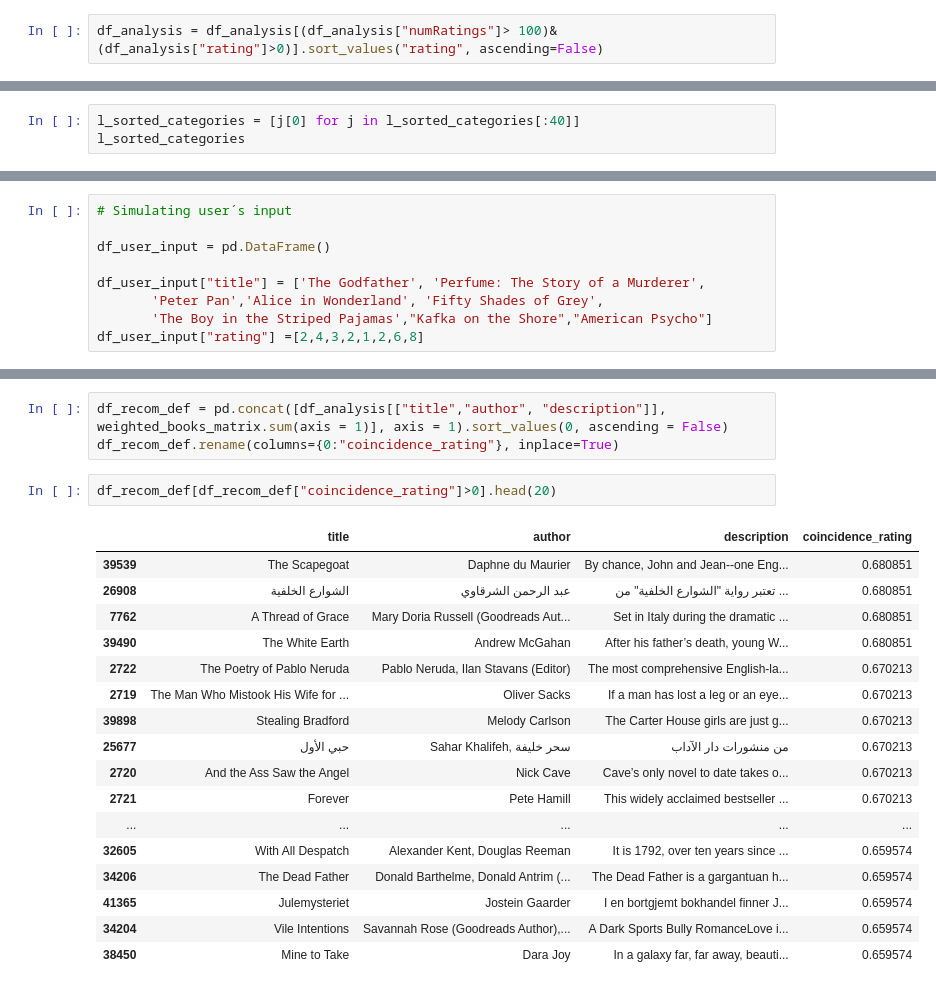
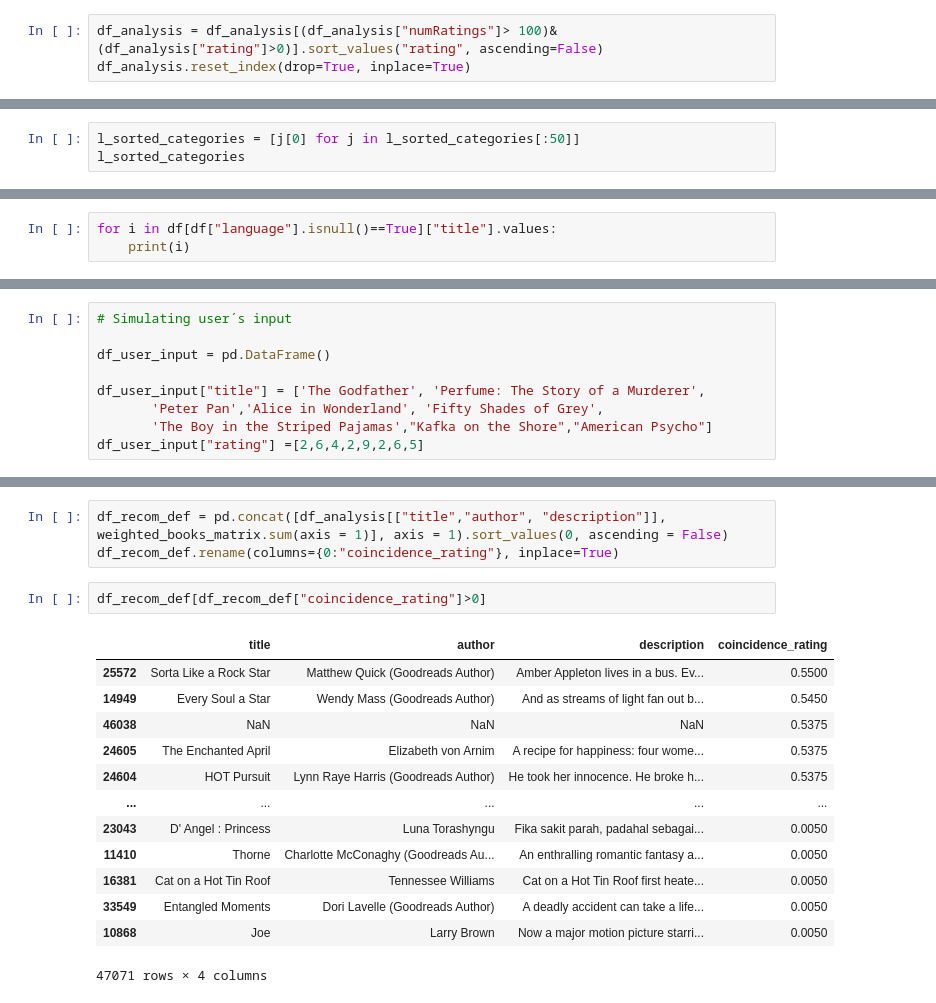
Before and after one commit to coisigna/dsb_p3_book_recommender, a Jupyter notebook: ipynbs/Book recomender.ipynb, the cells around one changed output, grey strips where cells are left out. Saved outputs shown, nothing was run; the diff lists cells and outputs as text.

```diff
--- a/ipynbs/Book recomender.ipynb
+++ b/ipynbs/Book recomender.ipynb
@@ -128,6 +128,7 @@ df_analysis
 43938 rows × 8 columns
 # %%
 df_analysis = df_analysis[(df_analysis["numRatings"]> 100)&(df_analysis["rating"]>0)].sort_values("rating", ascending=False)
+df_analysis.reset_index(drop=True, inplace=True)
 # %%
 ################################################################################################################################
 # %% [markdown]
@@ -232,5 +233,5 @@ l_sorted_categories[:40]
 # %%
-l_sorted_categories = [j[0] for j in l_sorted_categories[:40]]
+l_sorted_categories = [j[0] for j in l_sorted_categories[:50]]
 l_sorted_categories
 # %% [output]
 ['Fiction',
@@ -407,0 +411,3 @@ array(['English', 'French', 'German', 'Persian', 'Arabic', nan, 'Spanish',
+# %%
+for i in df[df["language"].isnull()==True]["title"].values:
+    print(i)
@@ -557,7 +587,7 @@ df_user_input = pd.DataFrame()
 df_user_input["title"] = ['The Godfather', 'Perfume: The Story of a Murderer',
        'Peter Pan','Alice in Wonderland', 'Fifty Shades of Grey',
        'The Boy in the Striped Pajamas',"Kafka on the Shore","American Psycho"]
-df_user_input["rating"] =[2,4,3,2,1,2,6,8]
+df_user_input["rating"] =[2,6,4,2,9,2,6,5]
 # %%
 df_user_input
 # %% [output]
@@ -768,22 +811,18 @@ Length: 44364, dtype: float64
 df_recom_def = pd.concat([df_analysis[["title","author", "description"]], weighted_books_matrix.sum(axis = 1)], axis = 1).sort_values(0, ascending = False)
 df_recom_def.rename(columns={0:"coincidence_rating"}, inplace=True)
 # %%
-df_recom_def[df_recom_def["coincidence_rating"]>0].head(20)
+df_recom_def[df_recom_def["coincidence_rating"]>0]
 # %% [output]
 |  | title | author | description | coincidence_rating |
-| 39539 | The Scapegoat | Daphne du Maurier | By chance, John and Jean--one Eng... | 0.680851 |
-| 26908 | الشوارع الخلفية | عبد الرحمن الشرقاوي | تعتبر رواية "الشوارع الخلفية" من ... | 0.680851 |
-| 7762 | A Thread of Grace | Mary Doria Russell (Goodreads Aut... | Set in Italy during the dramatic ... | 0.680851 |
-| 39490 | The White Earth | Andrew McGahan | After his father’s death, young W... | 0.680851 |
-| 2722 | The Poetry of Pablo Neruda | Pablo Neruda, Ilan Stavans (Editor) | The most comprehensive English-la... | 0.670213 |
-| 2719 | The Man Who Mistook His Wife for ... | Oliver Sacks | If a man has lost a leg or an eye... | 0.670213 |
-| 39898 | Stealing Bradford | Melody Carlson | The Carter House girls are just g... | 0.670213 |
-| 25677 | حبي الأول | Sahar Khalifeh, سحر خليفة | من منشورات دار الآداب | 0.670213 |
-| 2720 | And the Ass Saw the Angel | Nick Cave | Cave’s only novel to date takes o... | 0.670213 |
-| 2721 | Forever | Pete Hamill | This widely acclaimed bestseller ... | 0.670213 |
+| 25572 | Sorta Like a Rock Star | Matthew Quick (Goodreads Author) | Amber Appleton lives in a bus. Ev... | 0.5500 |
+| 14949 | Every Soul a Star | Wendy Mass (Goodreads Author) | And as streams of light fan out b... | 0.5450 |
+| 46038 | NaN | NaN | NaN | 0.5375 |
+| 24605 | The Enchanted April | Elizabeth von Arnim | A recipe for happiness: four wome... | 0.5375 |
+| 24604 | HOT Pursuit | Lynn Raye Harris (Goodreads Author) | He took her innocence. He broke h... | 0.5375 |
 | ... | ... | ... | ... | ... |
-| 32605 | With All Despatch | Alexander Kent, Douglas Reeman | It is 1792, over ten years since ... | 0.659574 |
-| 34206 | The Dead Father | Donald Barthelme, Donald Antrim (... | The Dead Father is a gargantuan h... | 0.659574 |
-| 41365 | Julemysteriet | Jostein Gaarder | I en bortgjemt bokhandel finner J... | 0.659574 |
-| 34204 | Vile Intentions | Savannah Rose (Goodreads Author),... | A Dark Sports Bully RomanceLove i... | 0.659574 |
-| 38450 | Mine to Take | Dara Joy | In a galaxy far, far away, beauti... | 0.659574 |
+| 23043 | D' Angel : Princess | Luna Torashyngu | Fika sakit parah, padahal sebagai... | 0.0050 |
+| 11410 | Thorne | Charlotte McConaghy (Goodreads Au... | An enthralling romantic fantasy a... | 0.0050 |
+| 16381 | Cat on a Hot Tin Roof | Tennessee Williams | Cat on a Hot Tin Roof first heate... | 0.0050 |
+| 33549 | Entangled Moments | Dori Lavelle (Goodreads Author) | A deadly accident can take a life... | 0.0050 |
+| 10868 | Joe | Larry Brown | Now a major motion picture starri... | 0.0050 |
+47071 rows × 4 columns
```
Also changed, not shown: parts of 23 cells of this notebook, 1 other file.
